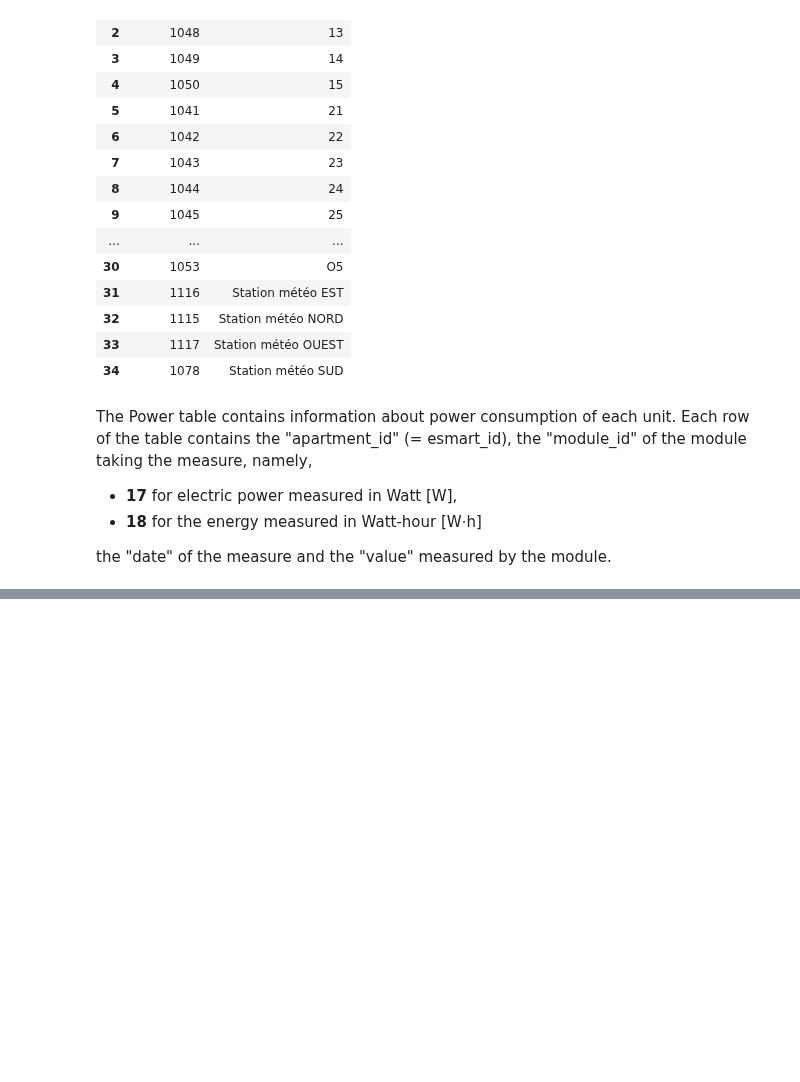
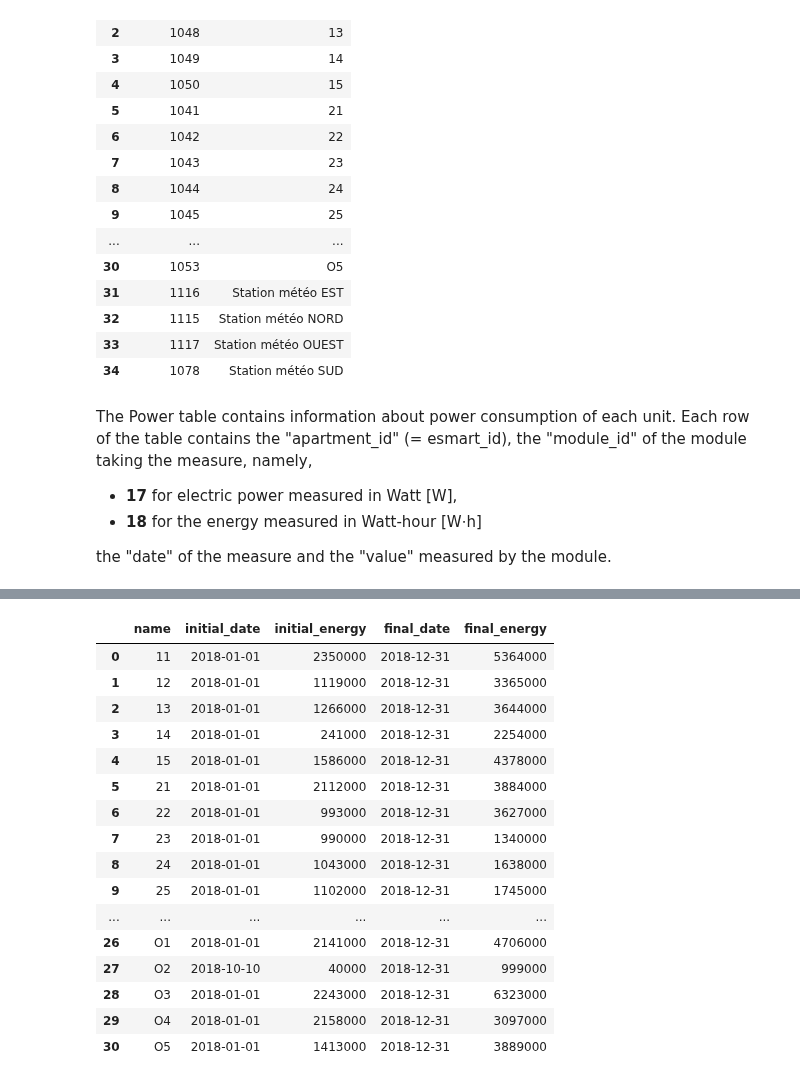
Before and after one commit to rtiedra/data-science, a Jupyter notebook: building_heating/building_heating.ipynb, the cells around one changed output, grey strips where cells are left out. Cells and saved outputs as stored; diff of their text form; code cells hidden in the pictures; blank space fills up the shorter version.

```diff
--- a/building_heating/building_heating.ipynb
+++ b/building_heating/building_heating.ipynb
@@ -68,12 +72,12 @@ import pandas as pd
 from sqlalchemy import create_engine
 from dotenv import load_dotenv
 # %%
-# Load from a (hidden) .env file the mysql credentials of the mysql database of the building
+# Load from a (hidden) .env file the MySQL credentials of the mysql database of the building
 
 load_dotenv()
-user = os.getenv('MYSQL_USER')
-passwd = os.getenv('MYSQL_PASSWORD')
-host = os.getenv('MYSQL_HOST')
-port = os.getenv('MYSQL_PORT')
-db = os.getenv('MYSQL_DB')
+user = os.getenv('MySQL_USER')
+passwd = os.getenv('MySQL_PASSWORD')
+host = os.getenv('MySQL_HOST')
+port = os.getenv('MySQL_PORT')
+db = os.getenv('MySQL_DB')
 # %%
@@ -167,0 +172,43 @@ df_temp
+# %%
+# Start and end dates for the DataFrame of energy consumption
+
+start = '"2018-01-01"'
+end = '"2018-12-31"'
+
+# Reads, for each unit of the building, the first energy after the start date into a DataFrame "df_start"
+
+df_start = pd.read_sql('SELECT Apartments.name, Power.date AS initial_date, Power.value AS initial_energy \
+                   FROM Power INNER JOIN Apartments ON Power.apartment_id=Apartments.esmart_id \
+                   WHERE Power.module_id=18 AND Power.date>=%s \
+                   GROUP BY Apartments.name' % start, engine)
+
+# Reads, for each unit of the building, the last energy before the end date into a DataFrame "df_end"
+
+df_end = pd.read_sql('SELECT Apartments.name, Power.date AS final_date, Power.value AS final_energy \
+                   FROM Power INNER JOIN Apartments ON Power.apartment_id=Apartments.esmart_id \
+                   WHERE Power.module_id=18 AND Power.date<=%s \
+                   ORDER BY Power.date DESC LIMIT 31' % end, engine)
+
+# Merging 'df_start' and 'df_end' into a DataFrame 'df_energy' (using 'name' as key)
+# Note that in 2018 there are missing measures; the first measure for unit "O2" is at initial_date "2018-10-10"
+
+df_energy = pd.merge(df_start, df_end, how='left', on='name')
+df_energy
+# %% [output]
+|  | name | initial_date | initial_energy | final_date | final_energy |
+| 0 | 11 | 2018-01-01 | 2350000 | 2018-12-31 | 5364000 |
+| 1 | 12 | 2018-01-01 | 1119000 | 2018-12-31 | 3365000 |
+| 2 | 13 | 2018-01-01 | 1266000 | 2018-12-31 | 3644000 |
+| 3 | 14 | 2018-01-01 | 241000 | 2018-12-31 | 2254000 |
+| 4 | 15 | 2018-01-01 | 1586000 | 2018-12-31 | 4378000 |
+| 5 | 21 | 2018-01-01 | 2112000 | 2018-12-31 | 3884000 |
+| 6 | 22 | 2018-01-01 | 993000 | 2018-12-31 | 3627000 |
+| 7 | 23 | 2018-01-01 | 990000 | 2018-12-31 | 1340000 |
+| 8 | 24 | 2018-01-01 | 1043000 | 2018-12-31 | 1638000 |
+| 9 | 25 | 2018-01-01 | 1102000 | 2018-12-31 | 1745000 |
+| ... | ... | ... | ... | ... | ... |
+| 26 | O1 | 2018-01-01 | 2141000 | 2018-12-31 | 4706000 |
+| 27 | O2 | 2018-10-10 | 40000 | 2018-12-31 | 999000 |
+| 28 | O3 | 2018-01-01 | 2243000 | 2018-12-31 | 6323000 |
+| 29 | O4 | 2018-01-01 | 2158000 | 2018-12-31 | 3097000 |
+| 30 | O5 | 2018-01-01 | 1413000 | 2018-12-31 | 3889000 |
```
Also changed, not shown: parts of 17 cells of this notebook.
